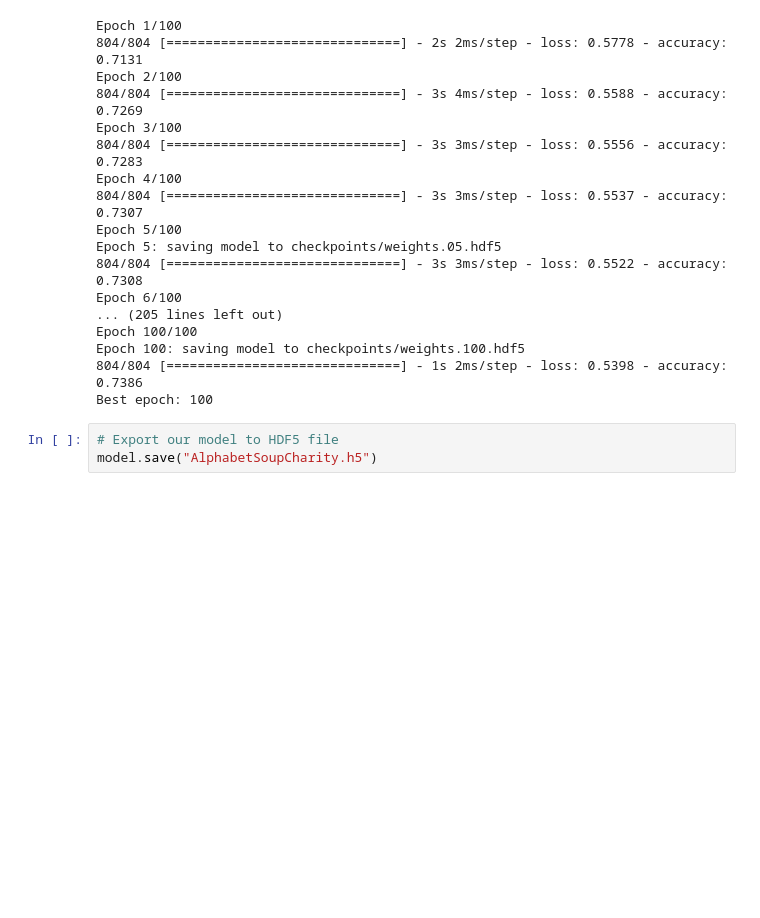
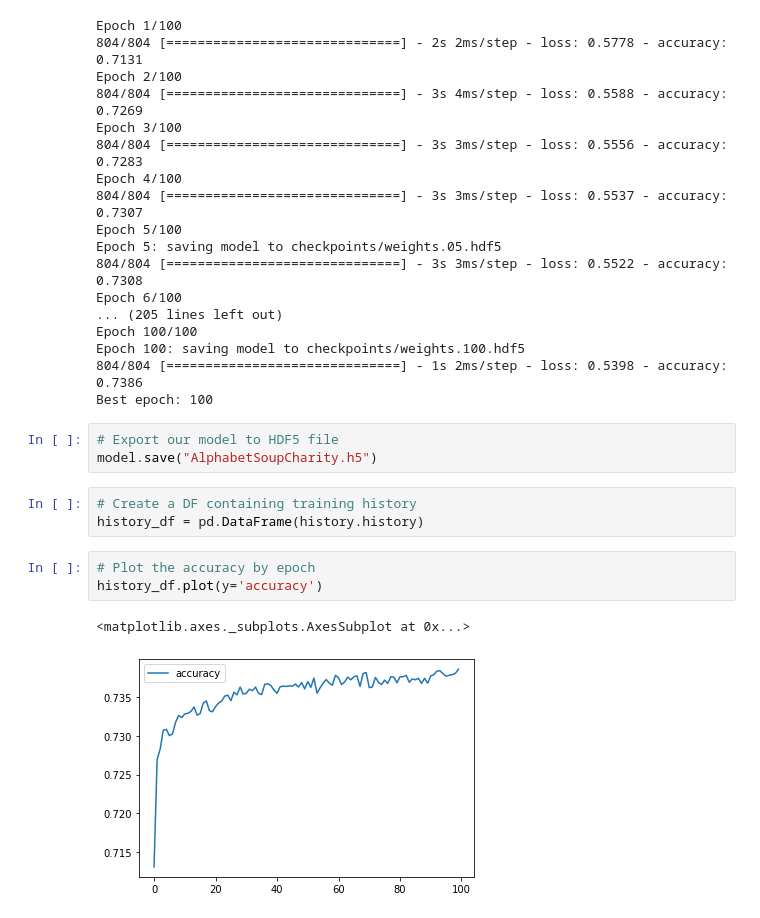
Before and after one commit to m-miley/Neural_Network_Charity_Analysis, a Jupyter notebook: AlphabetSoupCharity_Optimization.ipynb, the cells around one changed output. Saved outputs shown, nothing was run; the diff lists cells and outputs as text; blank space fills up the shorter version.

Commit message:
plot evalutaion

```diff
--- a/AlphabetSoupCharity_Optimization.ipynb
+++ b/AlphabetSoupCharity_Optimization.ipynb
@@ -334,3 +334,12 @@ Best epoch: 100
 # %%
 # Export our model to HDF5 file
 model.save("AlphabetSoupCharity.h5")
+# %%
+# Create a DF containing training history
+history_df = pd.DataFrame(history.history)
+# %%
+# Plot the accuracy by epoch
+history_df.plot(y='accuracy')
+# %% [output]
+<matplotlib.axes._subplots.AxesSubplot at 0x...>
+[figure, added]
```
Also changed, not shown: parts of 3 cells of this notebook.
